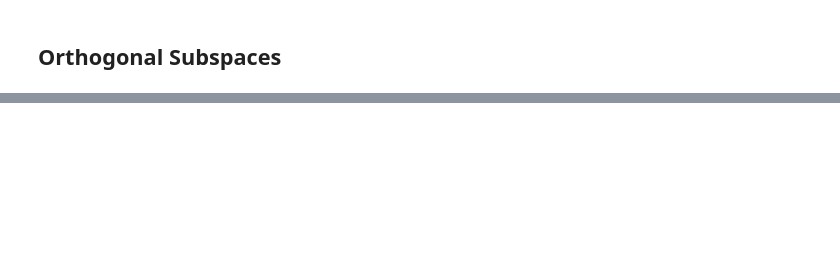
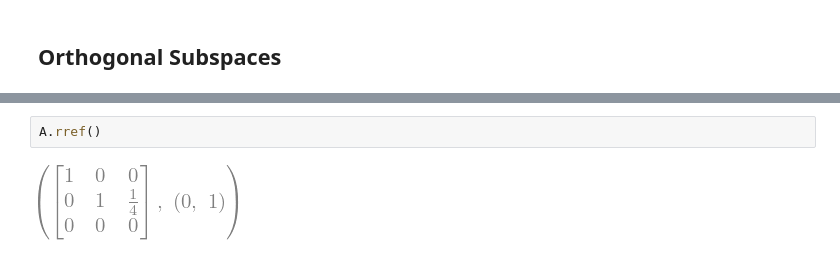
Before and after one commit to reigHns92/reighns-ml-blog, a Jupyter notebook: docs/reighns_ml_journey/mathematics/linear_algebra/08_analytic_geometry/08.06_orthogonal_subspaces.ipynb, the cells around one changed output, grey strips where cells are left out. Cells and saved outputs as stored; diff of their text form; blank space fills up the shorter version.

```diff
--- a/docs/reighns_ml_journey/mathematics/linear_algebra/08_analytic_geometry/08.06_orthogonal_subspaces.ipynb
+++ b/docs/reighns_ml_journey/mathematics/linear_algebra/08_analytic_geometry/08.06_orthogonal_subspaces.ipynb
@@ -85,0 +194,4 @@ In any case, any vector $\v$ in both $\R(A)$ and $\N(A)$ must equal $\vec0$. The
+# %%
+A.rref()
+# %% [output]
+[figure, added]
```
Also changed, not shown: parts of 25 cells of this notebook, 2 other files.
